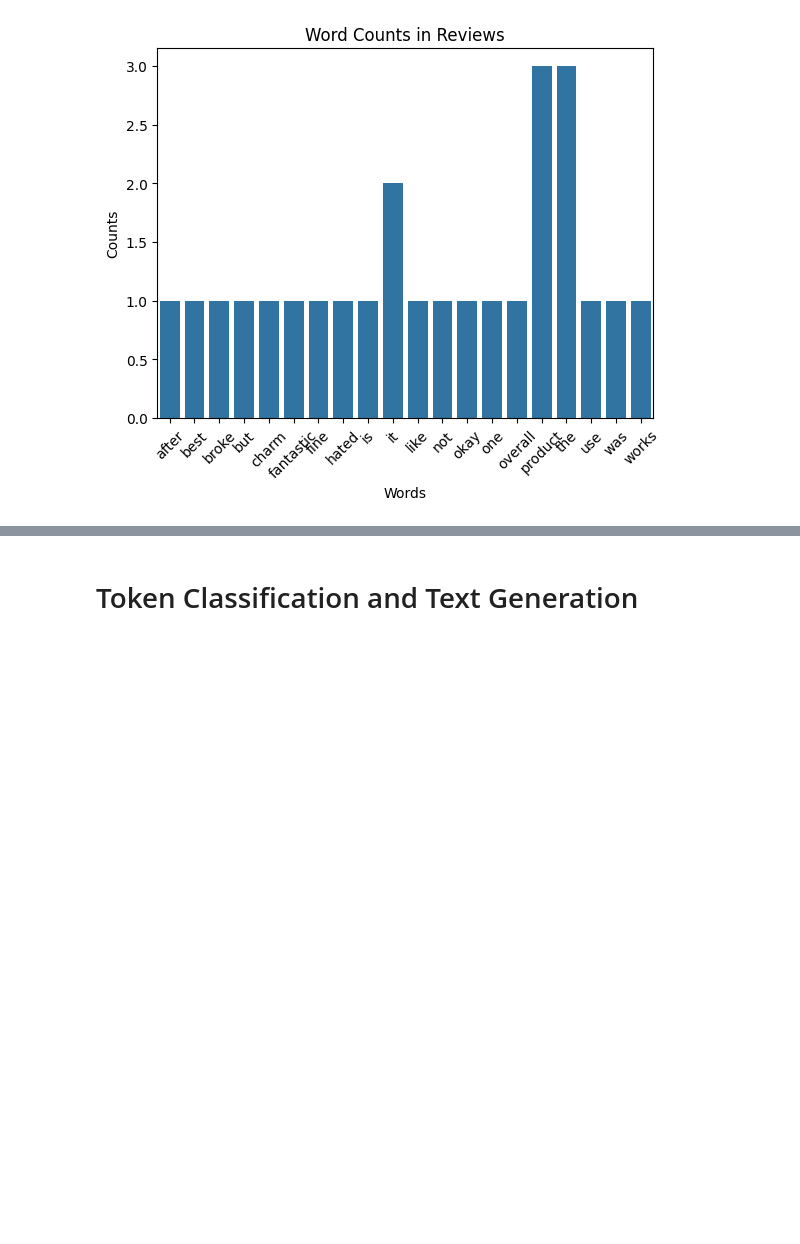
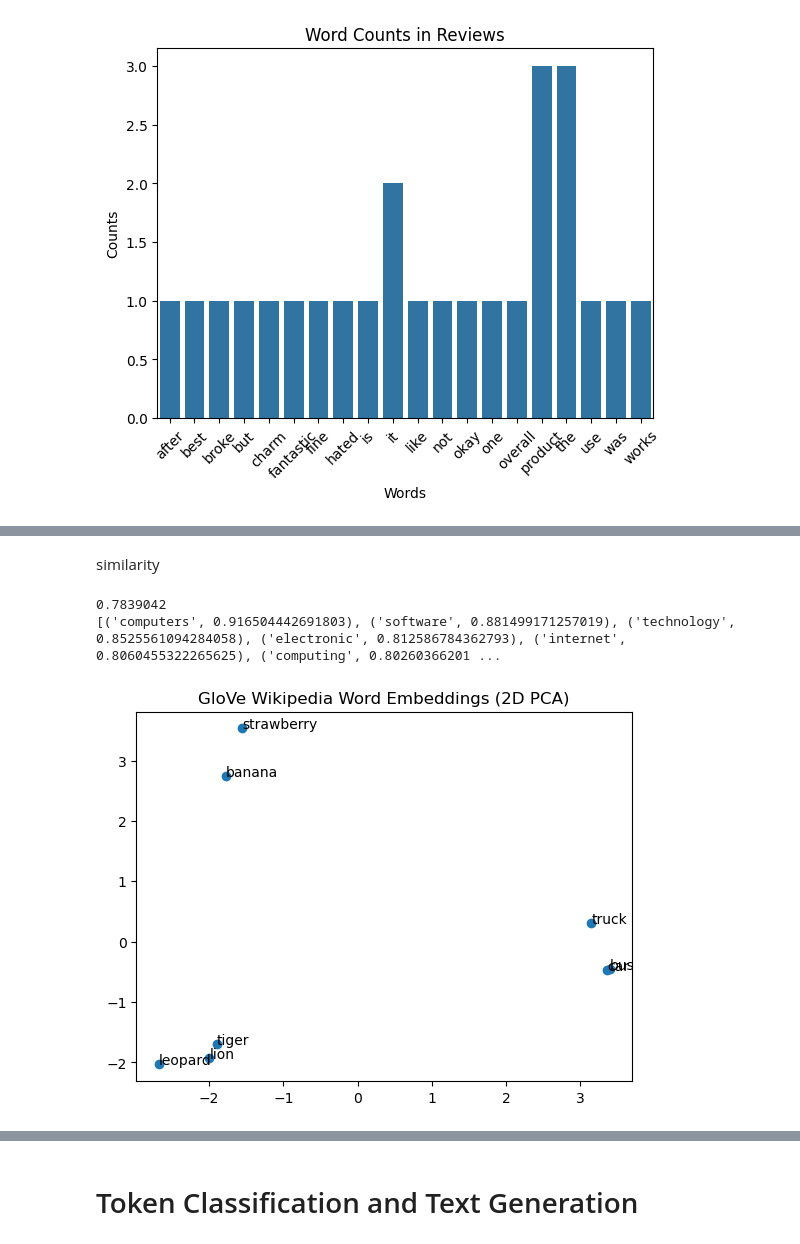
Before and after one commit to SHANKER4K/Machine-learning-ML-courses, a Jupyter notebook: NLP/nlp.ipynb, the cells around one changed output, grey strips where cells are left out. Saved outputs shown, nothing was run; the diff lists cells and outputs as text; code cells hidden in the pictures; blank space fills up the shorter version.

```diff
--- a/NLP/nlp.ipynb
+++ b/NLP/nlp.ipynb
@@ -223,0 +297,5 @@ plt.show()
+# %%
+import gensim.downloader as api
+model = api.load('glove-wiki-gigaword-50')
+print(type(model))
+print(model['movie'])
@@ -223,0 +313,15 @@ plt.show()
+# %% [markdown]
+similarity
+# %%
+# Compute similarity between "king" and "queen"
+similarity_score = model.similarity('king','queen')
+
+print(similarity_score)
+
+# Get top 10 most similar words to "computer"
+similar_words = model.most_similar('computer',topn=10)
+
+print(similar_words)
+# %% [output]
+0.7839042
+[('computers', 0.916504442691803), ('software', 0.881499171257019), ('technology', 0.8525561094284058), ('electronic', 0.812586784362793), ('internet', 0.8060455322265625), ('computing', 0.80260366201 ...
@@ -223,0 +331,17 @@ plt.show()
+# %%
+words = ["lion", "tiger", "leopard", "banana", "strawberry", "truck", "car", "bus"]
+
+# Extract word embeddings
+word_vectors = [model[word] for word in words]
+
+# Reduce dimensions with PCA
+pca = PCA(n_components=2)
+word_vectors_2d = pca.fit_transform(word_vectors)
+
+plt.scatter(word_vectors_2d[:, 0], word_vectors_2d[:, 1])
+for word, (x, y) in zip(words, word_vectors_2d):
+    plt.annotate(word, (x, y))
+plt.title("GloVe Wikipedia Word Embeddings (2D PCA)")
+plt.show()
+# %% [output]
+[figure, added]
```
Also changed, not shown: parts of 26 cells of this notebook, 3 other files.
